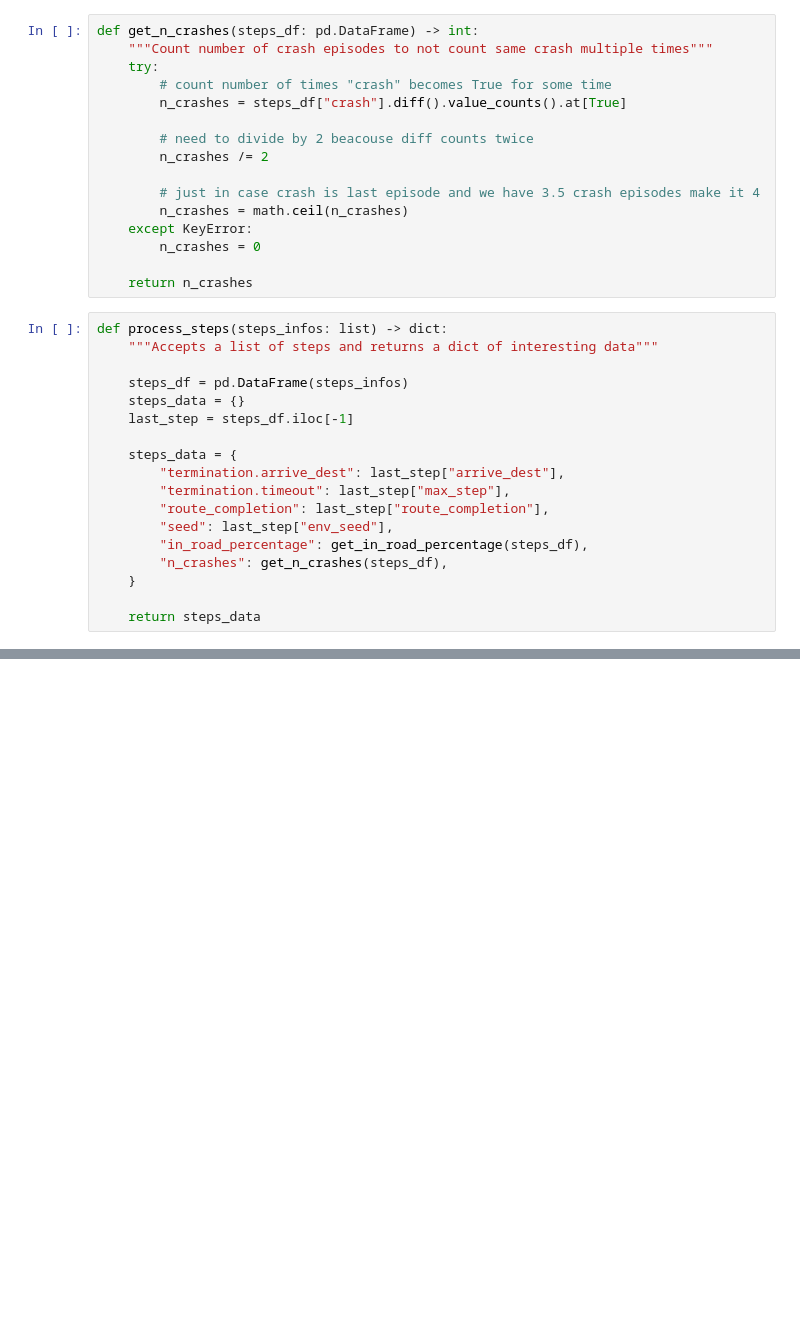
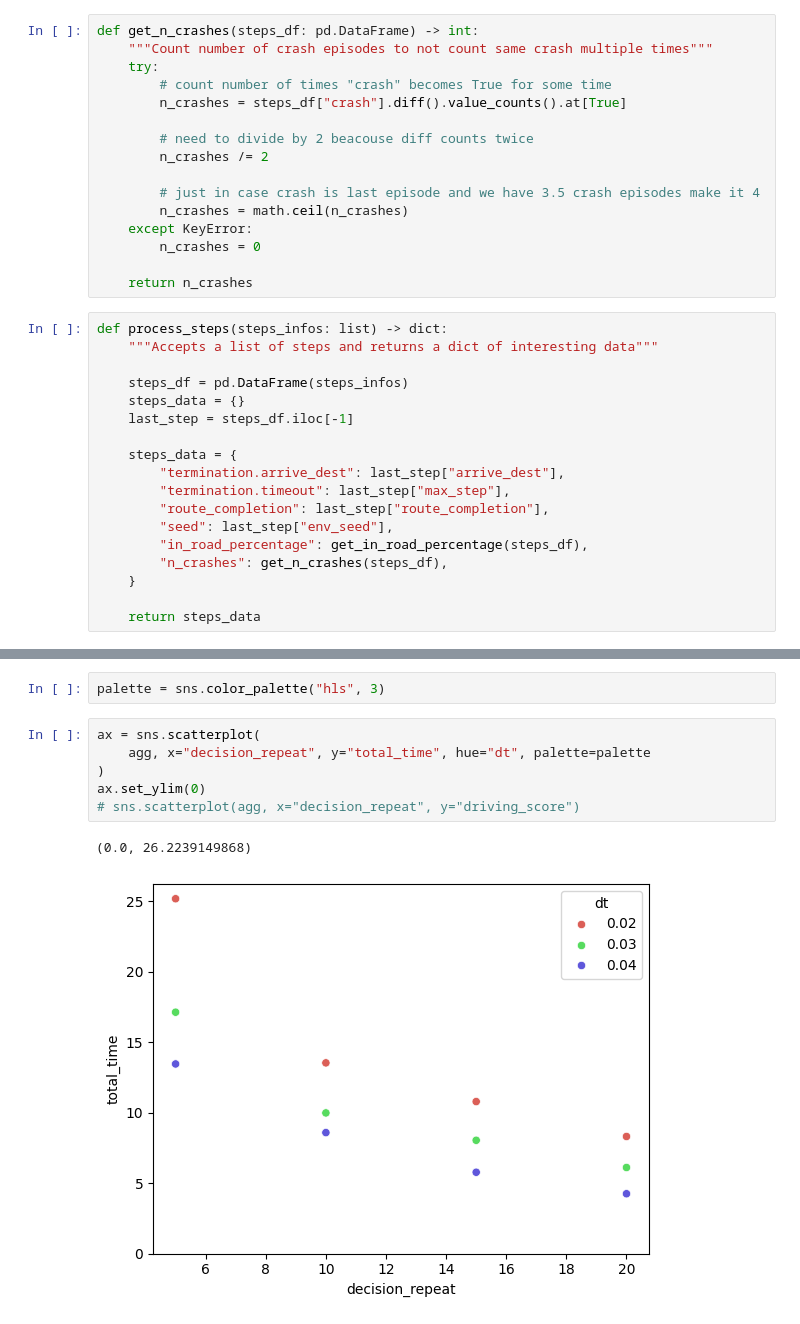
Before and after one commit to olek-osikowicz/metadrive, a Jupyter notebook: olek/analyze_rq1_rq2.ipynb, the cells around one changed output, grey strips where cells are left out. Cells and saved outputs as stored; diff of their text form; blank space fills up the shorter version.

```diff
--- a/olek/analyze_rq1_rq2.ipynb
+++ b/olek/analyze_rq1_rq2.ipynb
@@ -108 +178,12 @@ agg
+# %%
+palette = sns.color_palette("hls", 3)
+# %%
+ax = sns.scatterplot(
+    agg, x="decision_repeat", y="total_time", hue="dt", palette=palette
+)
+ax.set_ylim(0)
+# sns.scatterplot(agg, x="decision_repeat", y="driving_score")
+# %% [output]
+(0.0, 26.2239149868)
+[figure, added]
 # %%
```
Also changed, not shown: parts of 13 cells of this notebook, 2 other files.
